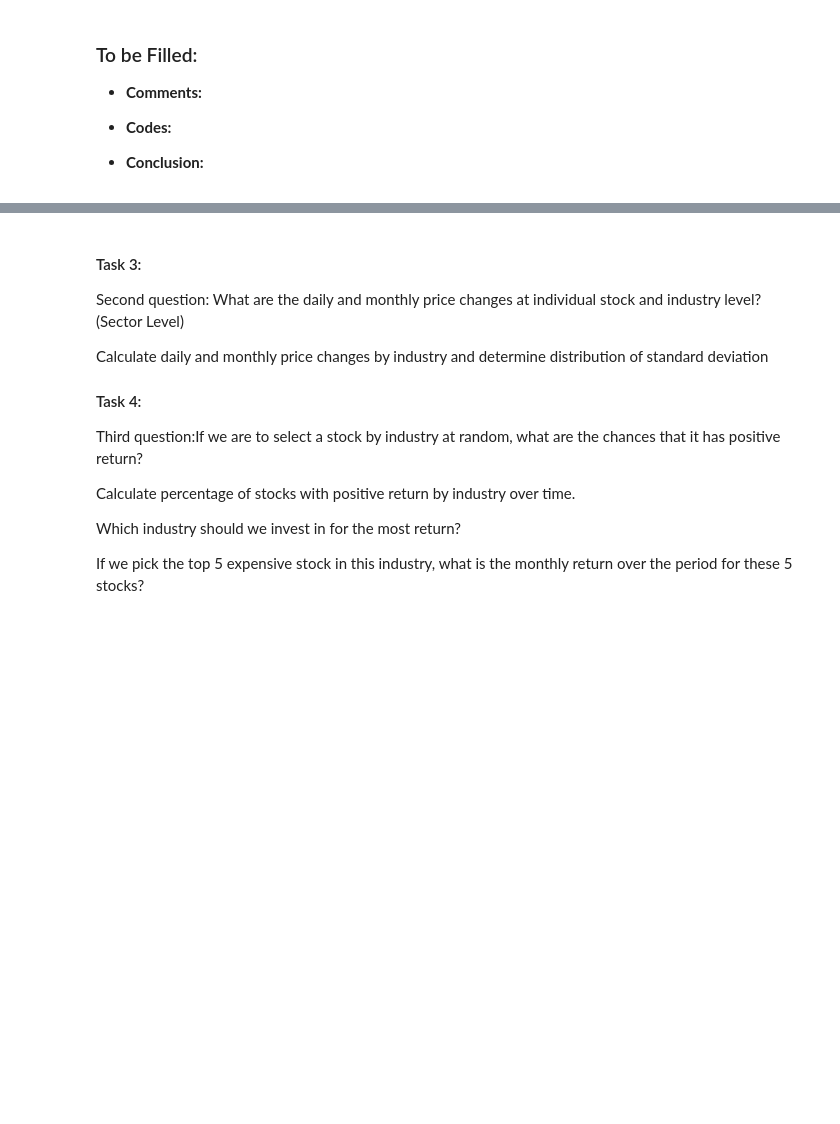
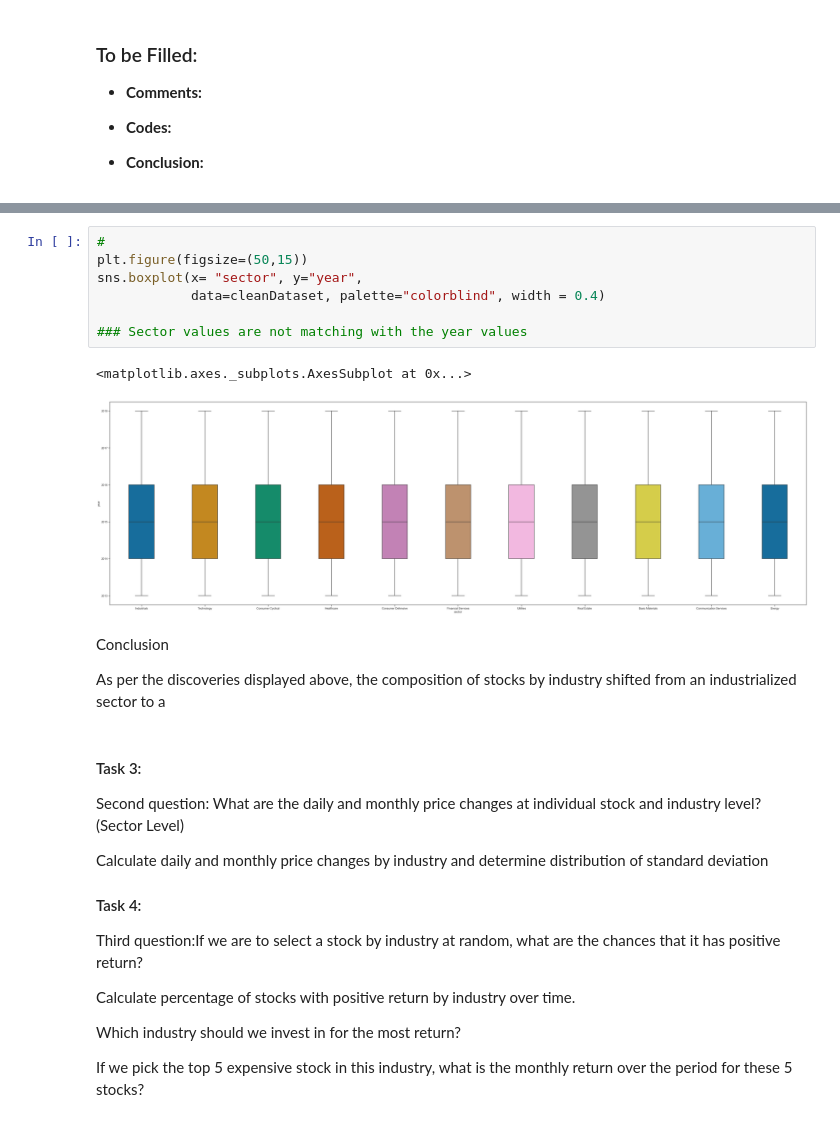
Before and after one commit to ProjectTeam4/ProjectTeam4.github.io, a Jupyter notebook: S&P 500 Stock Analysis_Is Technology the Right Investment for the Future.ipynb, the cells around one changed output, grey strips where cells are left out. Cells and saved outputs as stored; diff of their text form; blank space fills up the shorter version.

```diff
--- a/S&P 500 Stock Analysis_Is Technology the Right Investment for the Future.ipynb
+++ b/S&P 500 Stock Analysis_Is Technology the Right Investment for the Future.ipynb
@@ -148,3 +230,17 @@ fullDataset_grouped = fullDataset.groupby('industry')
+# %%
+#
+plt.figure(figsize=(50,15))
+sns.boxplot(x= "sector", y="year",
+            data=cleanDataset, palette="colorblind", width = 0.4)
+
+### Sector values are not matching with the year values
+# %% [output]
+<matplotlib.axes._subplots.AxesSubplot at 0x...>
+[figure, added]
+# %% [markdown]
+Conclusion
+
+As per the discoveries displayed above, the composition of stocks by industry shifted from an industrialized sector to a
 # %% [markdown]
 #### Task 3:
 
```
Also changed, not shown: parts of 11 cells of this notebook.
